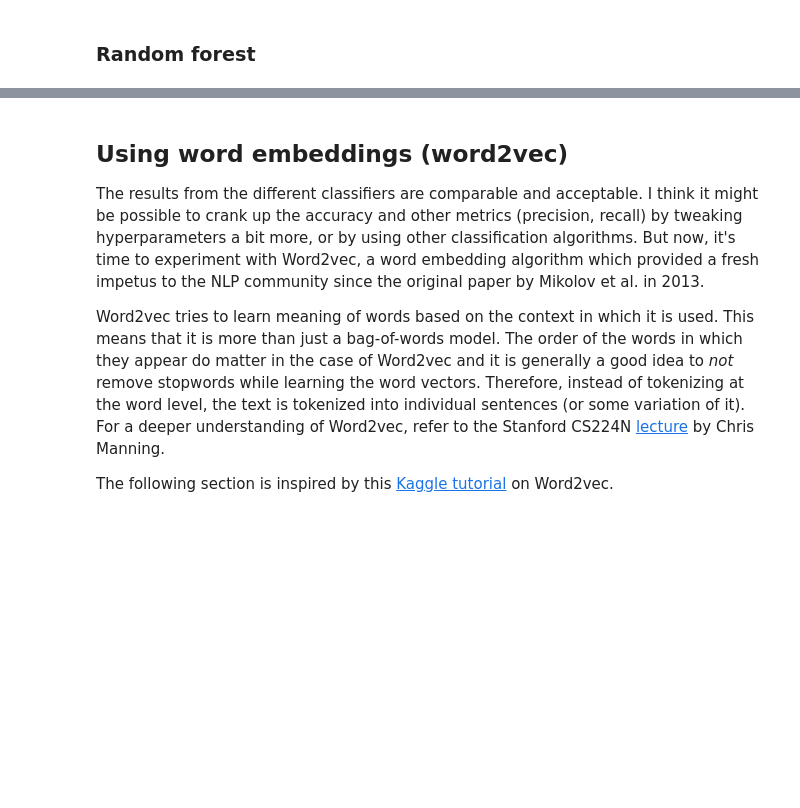
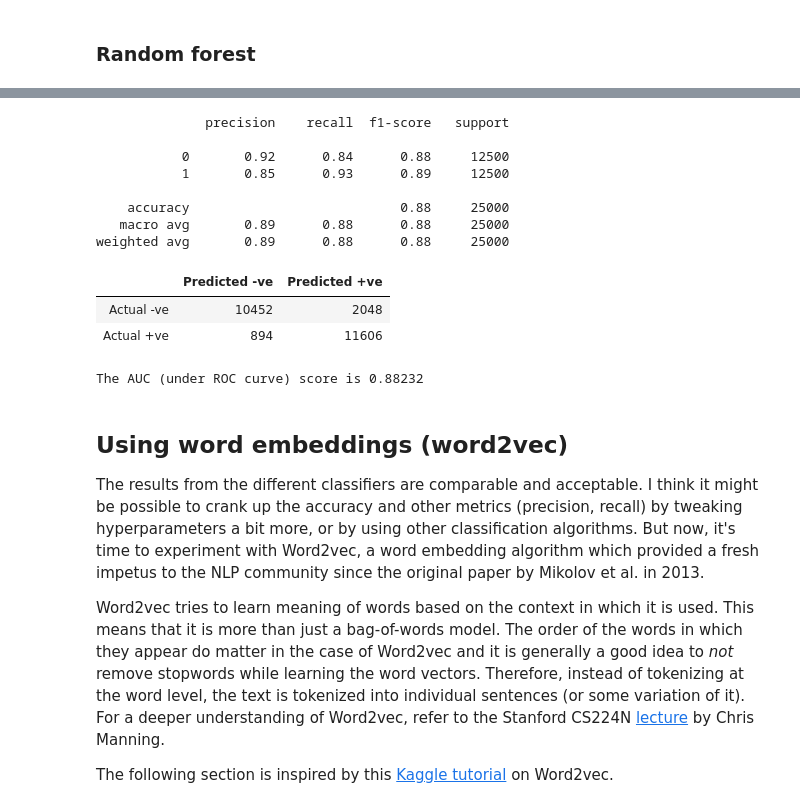
Before and after one commit to Jagadeesh06/Movie_reviews_sentiment_analysis, a Jupyter notebook: movie_sentiment_analysis.ipynb, the cells around one changed output, grey strips where cells are left out. Cells and saved outputs as stored; diff of their text form; code cells hidden in the pictures; blank space fills up the shorter version.

```diff
--- a/movie_sentiment_analysis.ipynb
+++ b/movie_sentiment_analysis.ipynb
@@ -268,3 +268,18 @@ The AUC (under ROC curve) score is 0.8510399999999998
+# %%
+show_metrics(y_train, rfmodel.predict(train_features))
+# %% [output]
+              precision    recall  f1-score   support
+
+           0       0.92      0.84      0.88     12500
+           1       0.85      0.93      0.89     12500
+
+    accuracy                           0.88     25000
+   macro avg       0.89      0.88      0.88     25000
+weighted avg       0.89      0.88      0.88     25000
+|  | Predicted -ve | Predicted +ve |
+| Actual -ve | 10452 | 2048 |
+| Actual +ve | 894 | 11606 |
+The AUC (under ROC curve) score is 0.88232
 # %% [markdown]
 ## Using word embeddings (word2vec)
 
```
Also changed, not shown: parts of 15 cells of this notebook.
